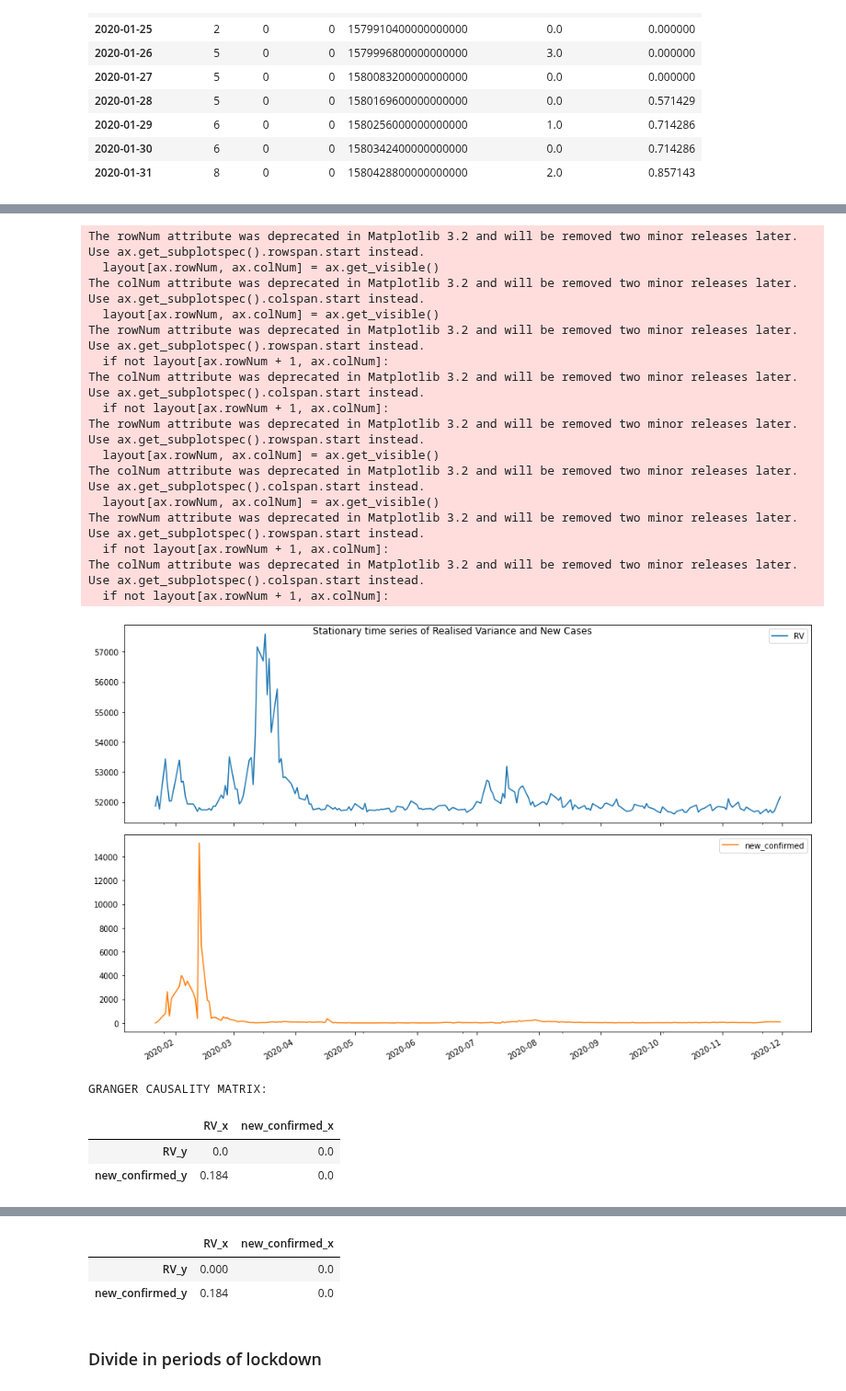
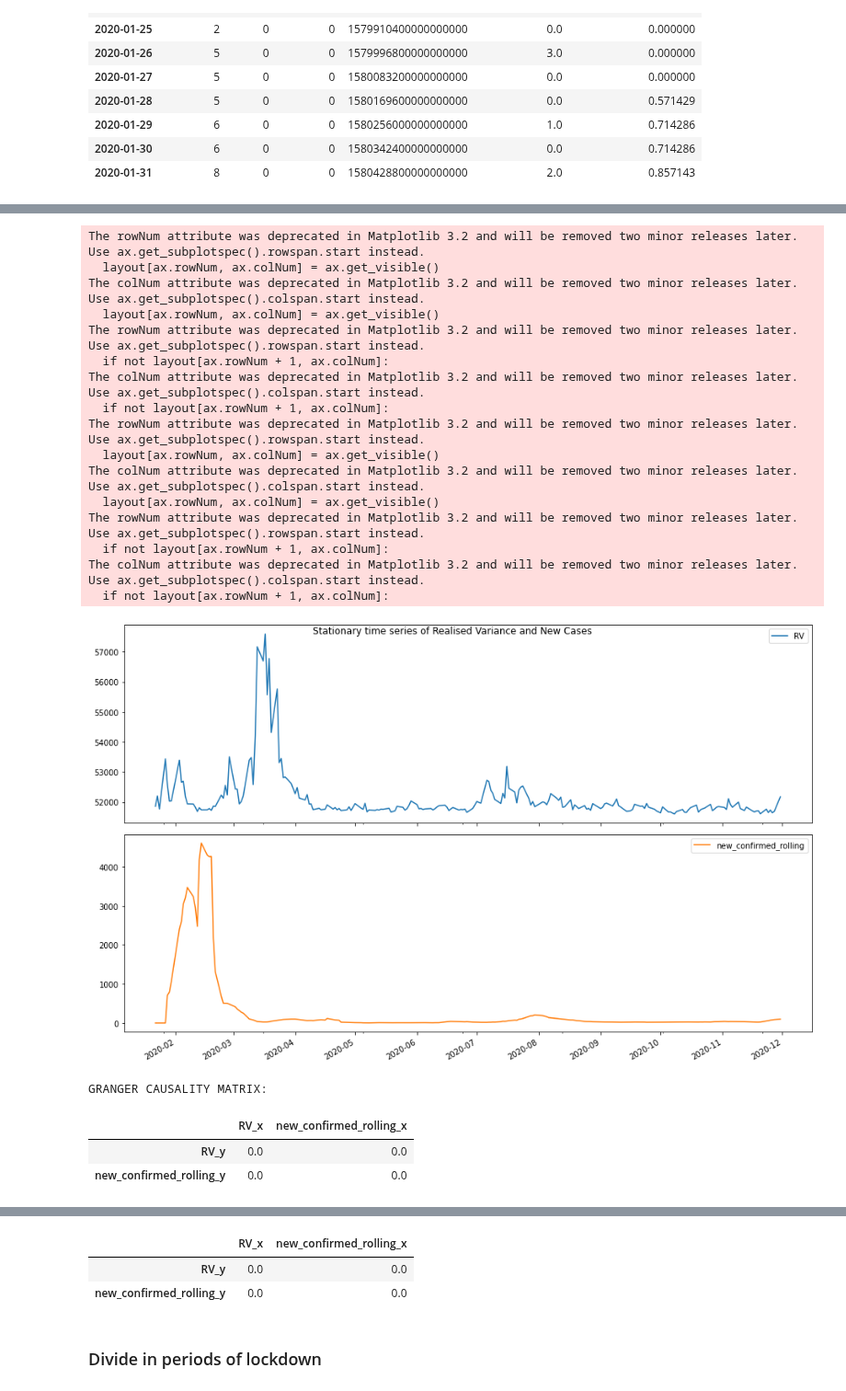
Before and after one commit to anitamezzetti/covid_impact_stocks_volatility, a Jupyter notebook: HienRealisedVarianceByCountry.ipynb, the cells around one changed output, grey strips where cells are left out. Shown at 92% size. Drawn from its saved outputs; the diff is of its cells as text; code cells hidden in the pictures.

```diff
--- a/HienRealisedVarianceByCountry.ipynb
+++ b/HienRealisedVarianceByCountry.ipynb
@@ -32,9 +32,11 @@ for i in range(len(dfs_rvs)):
     df = dfs_rvs[i]
     #keep_up_to = 150 # keep latest n dates of timeseries
     #keep_up_to = None # keep all dates
-    plt.figure()
+    plt.figure(figsize=(10,7))
     plt.plot(df.index, df.RV.loc[df.index])
     plt.xticks(rotation=90)
-    plt.title(f"RVs of {indices[i]} from {df.index[0].date()} to {df.index[-1].date()}")
+    plt.xlabel("date", size=14)
+    plt.ylabel("RV", size=14)
+    plt.title(f"RVs of {indices[i]} from {df.index[0].date()} to {df.index[-1].date()}", size=16)
     plt.show()
 # %% [output]
@@ -87,7 +89,7 @@ dfs["USA"].head(10)
 | 2020-01-31 | 8 | 0 | 0 | 1580428800000000000 | 2.0 | 0.857143 |
 # %%
 # compare each country's index's RVs with their respective COVID dynamic
-granger_vars = ["RV", "new_confirmed"]
+granger_vars = ["RV", "new_confirmed_rolling"]
 jpn_merged = pd.merge(jpn_rvs[["RV"]], dfs["JPN"][["new_confirmed_rolling"]], how="inner", left_index=True,
                       right_index=True)
 granger_causality(jpn_merged, granger_vars, "Realised Variance and New Cases")
@@ -219,5 +224,5 @@ KeyError: "['new_confirmed'] not in index"
 # %%
-chi_merged = pd.merge(chi_rvs[["RV"]], dfs["CHN"][["new_confirmed"]], how="inner", left_index=True,
+chi_merged = pd.merge(chi_rvs[["RV"]], dfs["CHN"][["new_confirmed_rolling"]], how="inner", left_index=True,
                       right_index=True)
 granger_causality(chi_merged, granger_vars, "Realised Variance and New Cases")
 # %% [output]
@@ -240,22 +245,22 @@ STATIONARY TEST:
  => Series is Stationary
 The rowNum attribute was deprecated in Matplotlib 3.2 and will be removed two minor releases later. Use ax.get_subplotspec().rowspan.start instead.
   layout[ax.rowNum, ax.colNum] = ax.get_visible()
 The colNum attribute was deprecated in Matplotlib 3.2 and will be removed two minor releases later. Use ax.get_subplotspec().colspan.start instead.
   layout[ax.rowNum, ax.colNum] = ax.get_visible()
 The rowNum attribute was deprecated in Matplotlib 3.2 and will be removed two minor releases later. Use ax.get_subplotspec().rowspan.start instead.
   if not layout[ax.rowNum + 1, ax.colNum]:
 The colNum attribute was deprecated in Matplotlib 3.2 and will be removed two minor releases later. Use ax.get_subplotspec().colspan.start instead.
   if not layout[ax.rowNum + 1, ax.colNum]:
 The rowNum attribute was deprecated in Matplotlib 3.2 and will be removed two minor releases later. Use ax.get_subplotspec().rowspan.start instead.
   layout[ax.rowNum, ax.colNum] = ax.get_visible()
 The colNum attribute was deprecated in Matplotlib 3.2 and will be removed two minor releases later. Use ax.get_subplotspec().colspan.start instead.
   layout[ax.rowNum, ax.colNum] = ax.get_visible()
 The rowNum attribute was deprecated in Matplotlib 3.2 and will be removed two minor releases later. Use ax.get_subplotspec().rowspan.start instead.
   if not layout[ax.rowNum + 1, ax.colNum]:
 The colNum attribute was deprecated in Matplotlib 3.2 and will be removed two minor releases later. Use ax.get_subplotspec().colspan.start instead.
   if not layout[ax.rowNum + 1, ax.colNum]:
-[figure, old version]
+[figure, new version]
 GRANGER CAUSALITY MATRIX:
-|  | RV_x | new_confirmed_x |
+|  | RV_x | new_confirmed_rolling_x |
 | RV_y | 0.0 | 0.0 |
-| new_confirmed_y | 0.184 | 0.0 |
+| new_confirmed_rolling_y | 0.0 | 0.0 |
@@ -263,6 +267,6 @@ GRANGER CAUSALITY MATRIX:
-|  | RV_x | new_confirmed_x |
-| RV_y | 0.000 | 0.0 |
-| new_confirmed_y | 0.184 | 0.0 |
+|  | RV_x | new_confirmed_rolling_x |
+| RV_y | 0.0 | 0.0 |
+| new_confirmed_rolling_y | 0.0 | 0.0 |
 # %% [markdown]
 ### Divide in periods of lockdown
 # %%
```
Also changed, not shown: parts of 5 cells of this notebook.
